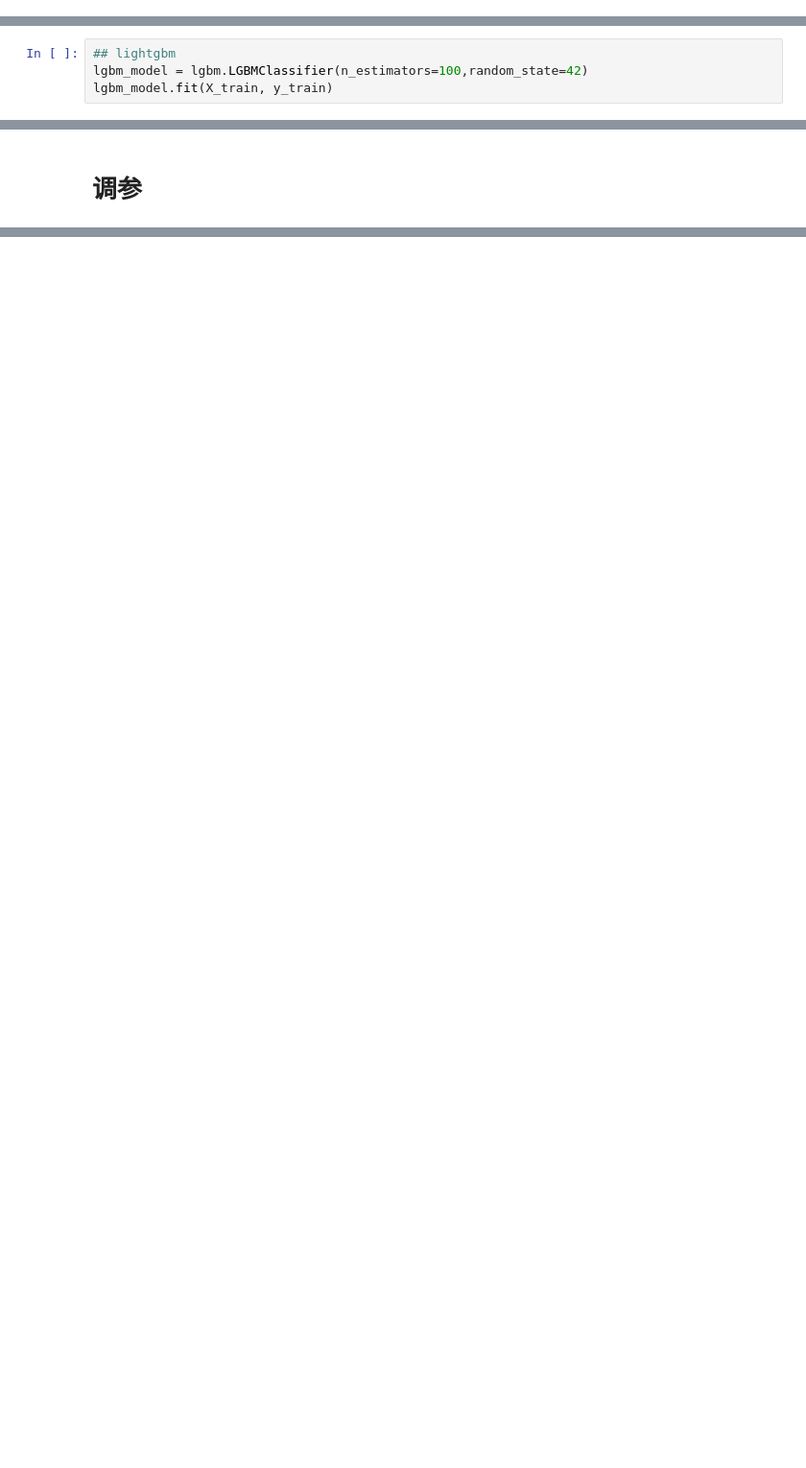
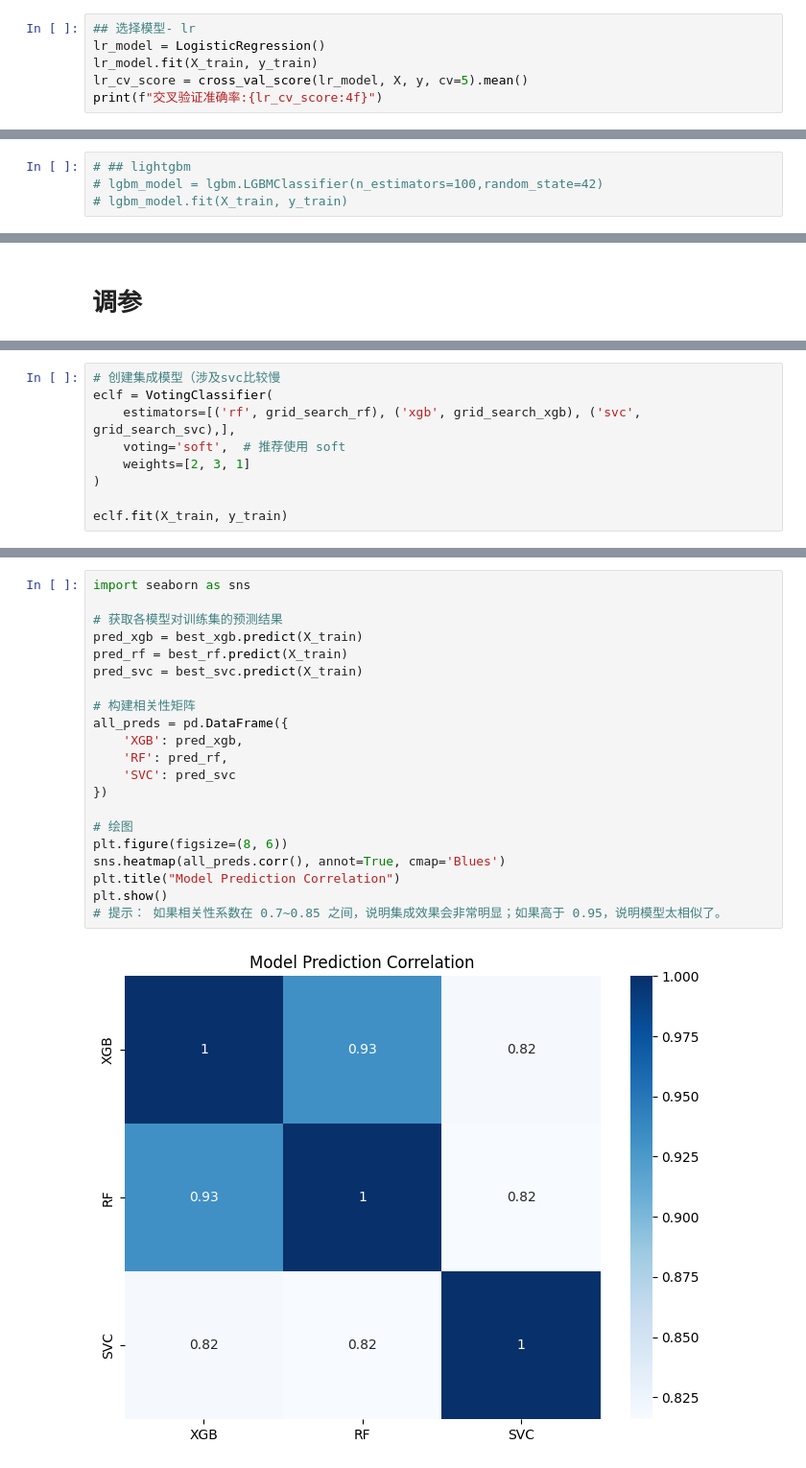
Before and after one commit to YiliaQiu/Kaggle, a Jupyter notebook: titanic/base.ipynb, the cells around one changed output, grey strips where cells are left out. Shown: that part at 96% size. Drawn from its saved outputs; the diff is of its cells as text; blank space fills up the shorter version.

```diff
--- a/titanic/base.ipynb
+++ b/titanic/base.ipynb
@@ -152,2 +181,8 @@ print(f"交叉验证准确率:{xgb_cv_score:4f}")
 # %% [output]
 交叉验证准确率:0.820413
+# %%
+## 选择模型- lr
+lr_model = LogisticRegression()
+lr_model.fit(X_train, y_train)
+lr_cv_score = cross_val_score(lr_model, X, y, cv=5).mean()
+print(f"交叉验证准确率:{lr_cv_score:4f}")
@@ -154,4 +208,4 @@ print(f"交叉验证准确率:{xgb_cv_score:4f}")
 # %%
-## lightgbm
-lgbm_model = lgbm.LGBMClassifier(n_estimators=100,random_state=42)
-lgbm_model.fit(X_train, y_train)
+# ## lightgbm
+# lgbm_model = lgbm.LGBMClassifier(n_estimators=100,random_state=42)
+# lgbm_model.fit(X_train, y_train)
@@ -228,0 +346,9 @@ Fitting 5 folds for each of 54 candidates, totalling 270 fits
+# %%
+# 创建集成模型（涉及svc比较慢
+eclf = VotingClassifier(
+    estimators=[('rf', grid_search_rf), ('xgb', grid_search_xgb), ('svc', grid_search_svc),],
+    voting='soft',  # 推荐使用 soft
+    weights=[2, 3, 1]
+)
+
+eclf.fit(X_train, y_train)
@@ -228,0 +398,23 @@ Fitting 5 folds for each of 54 candidates, totalling 270 fits
+# %%
+import seaborn as sns
+
+# 获取各模型对训练集的预测结果
+pred_xgb = best_xgb.predict(X_train)
+pred_rf = best_rf.predict(X_train)
+pred_svc = best_svc.predict(X_train)
+
+# 构建相关性矩阵
+all_preds = pd.DataFrame({
+    'XGB': pred_xgb,
+    'RF': pred_rf,
+    'SVC': pred_svc
+})
+
+# 绘图
+plt.figure(figsize=(8, 6))
+sns.heatmap(all_preds.corr(), annot=True, cmap='Blues')
+plt.title("Model Prediction Correlation")
+plt.show()
+# 提示： 如果相关性系数在 0.7~0.85 之间，说明集成效果会非常明显；如果高于 0.95，说明模型太相似了。
+# %% [output]
+[figure, added]
```
Also changed, not shown: parts of 27 cells of this notebook.
